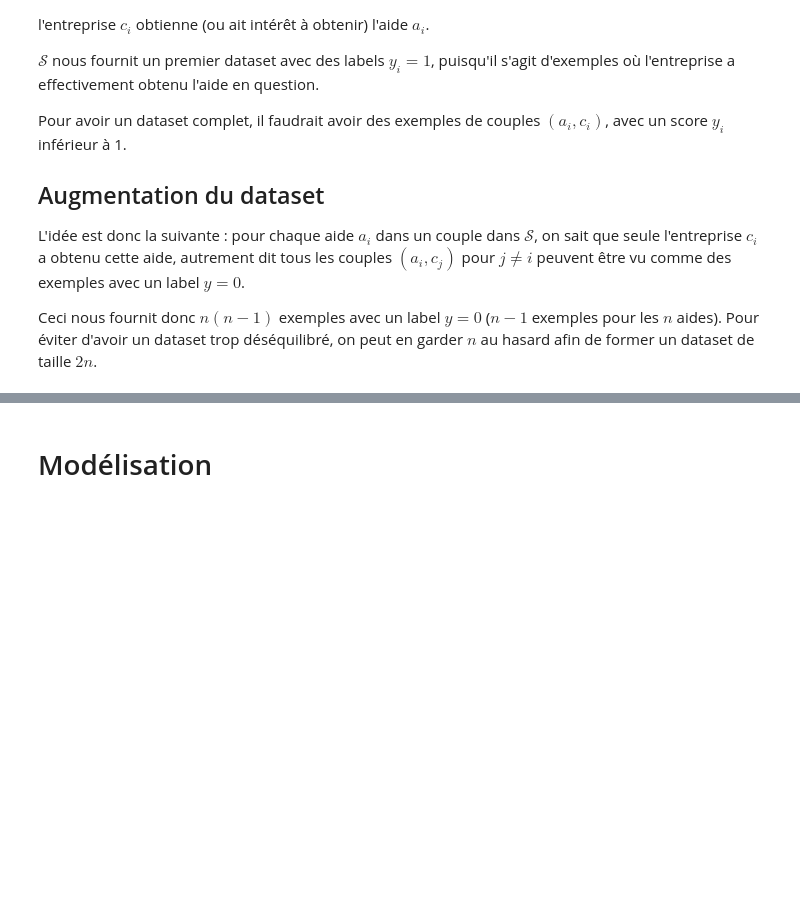
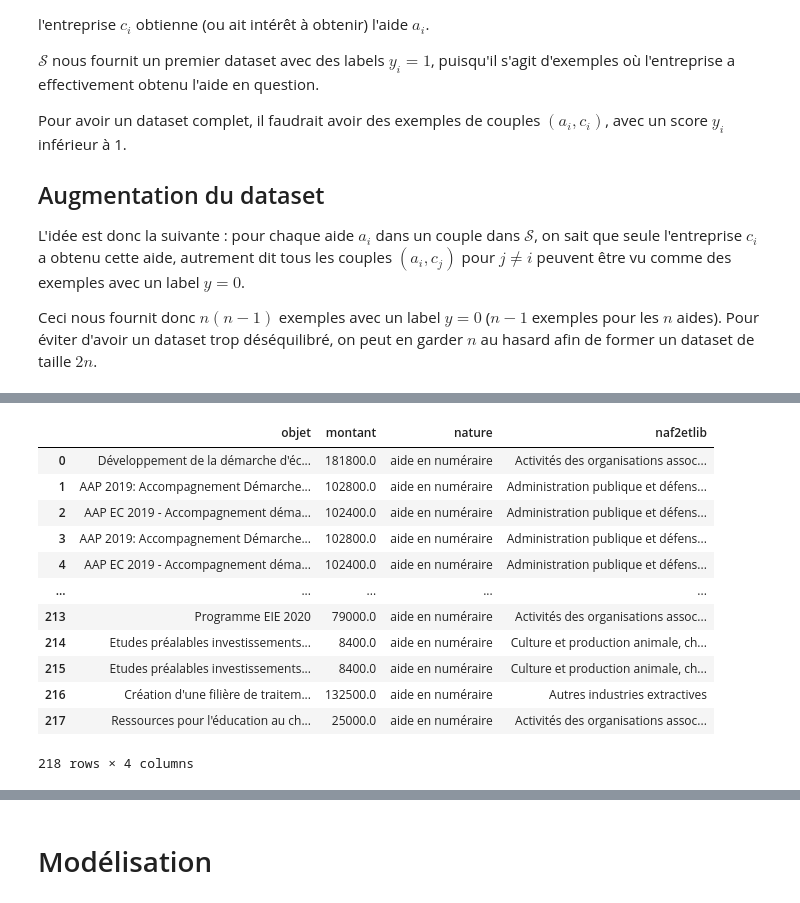
Before and after one commit to dataforgoodfr/offseason_missiontransition_simulateur, a Jupyter notebook: notebooks/score_pertinence.ipynb, the cells around one changed output, grey strips where cells are left out. Saved outputs shown, nothing was run; the diff lists cells and outputs as text; code cells hidden in the pictures; blank space fills up the shorter version.

```diff
--- a/notebooks/score_pertinence.ipynb
+++ b/notebooks/score_pertinence.ipynb
@@ -33,0 +80,22 @@ Ceci nous fournit donc $n(n-1)$ exemples avec un label $y=0$ ($n-1$ exemples pou
+# %%
+ademe = ademe_df.loc[[couple["index_ademe"] for couple in couples_70]][
+    [
+        "objet", "montant", "nature", "naf2etlib"
+    ]
+].reset_index().iloc[:, 1:]
+# %%
+ademe
+# %% [output]
+|  | objet | montant | nature | naf2etlib |
+| 0 | Développement de la démarche d'éc... | 181800.0 | aide en numéraire | Activités des organisations assoc... |
+| 1 | AAP 2019: Accompagnement Démarche... | 102800.0 | aide en numéraire | Administration publique et défens... |
+| 2 | AAP EC 2019 - Accompagnement déma... | 102400.0 | aide en numéraire | Administration publique et défens... |
+| 3 | AAP 2019: Accompagnement Démarche... | 102800.0 | aide en numéraire | Administration publique et défens... |
+| 4 | AAP EC 2019 - Accompagnement déma... | 102400.0 | aide en numéraire | Administration publique et défens... |
+| ... | ... | ... | ... | ... |
+| 213 | Programme EIE 2020 | 79000.0 | aide en numéraire | Activités des organisations assoc... |
+| 214 | Etudes préalables investissements... | 8400.0 | aide en numéraire | Culture et production animale, ch... |
+| 215 | Etudes préalables investissements... | 8400.0 | aide en numéraire | Culture et production animale, ch... |
+| 216 | Création d'une filière de traitem... | 132500.0 | aide en numéraire | Autres industries extractives |
+| 217 | Ressources pour l'éducation au ch... | 25000.0 | aide en numéraire | Activités des organisations assoc... |
+218 rows × 4 columns
```
Also changed, not shown: parts of 18 cells of this notebook.
